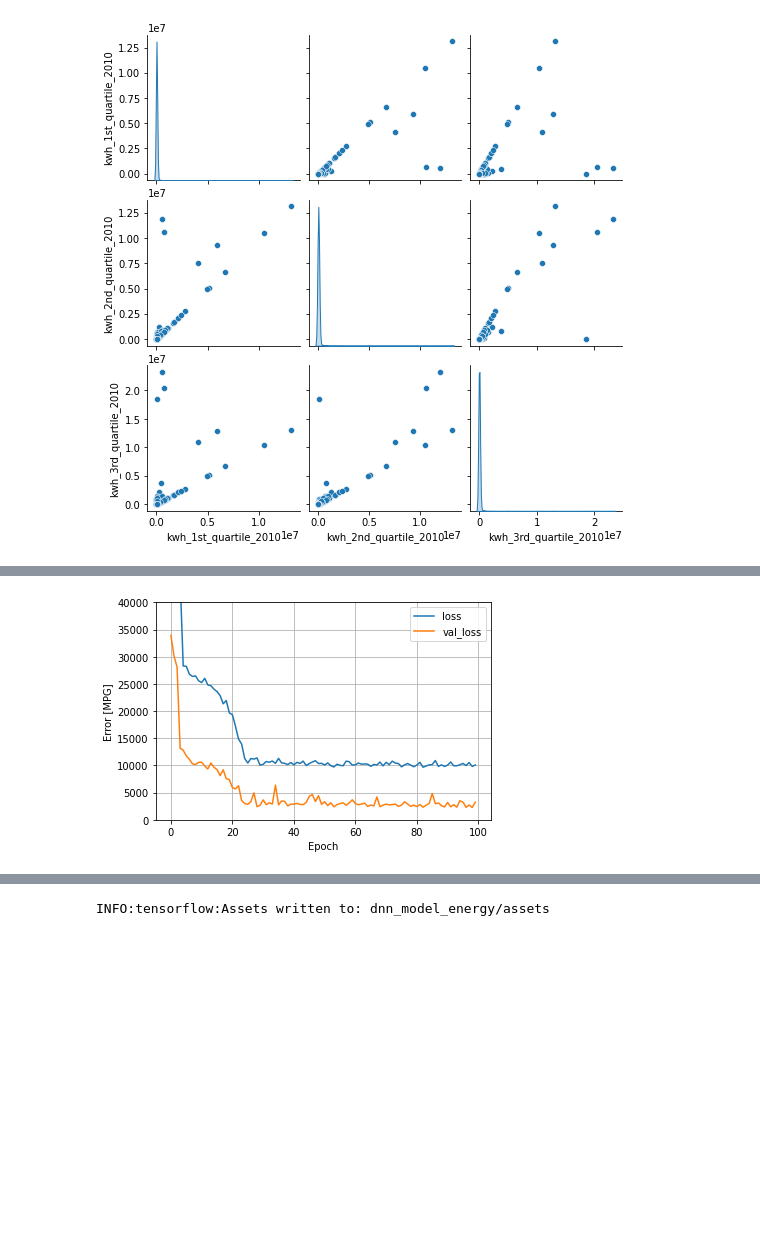
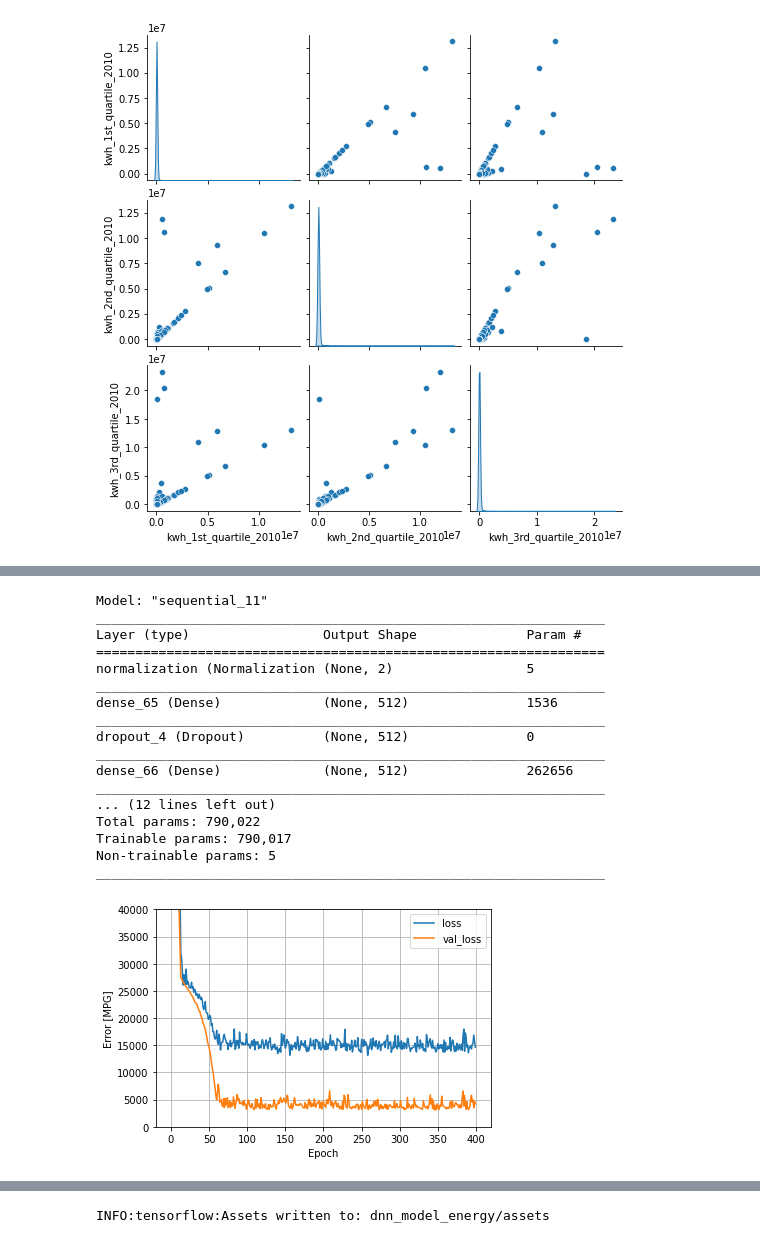
Before and after one commit to AmauDev/dnn_linear_reg_energy, a Jupyter notebook: linear_reg_dnn_energy.ipynb, the cells around one changed output, grey strips where cells are left out. Drawn from its saved outputs; the diff is of its cells as text; code cells hidden in the pictures; blank space fills up the shorter version.

```diff
--- a/linear_reg_dnn_energy.ipynb
+++ b/linear_reg_dnn_energy.ipynb
@@ -76,13 +50,0 @@ def build_and_compile_model(norm):
-# %%
-dnn_model = build_and_compile_model(normalizer)
-
-history = dnn_model.fit(
-    train_features,train_labels,
-    validation_split=0.05,
-    verbose=0,
-    epochs=100
-)
-
-plot_loss(history)
-# %% [output]
-[figure, removed]
@@ -89 +98,40 @@ plot_loss(history)
+# %%
+model = keras.Sequential([
+                        normalizer,
+                        layers.Dense(512, activation='relu',
+                                     kernel_regularizer=regularizers.l2(0.001)),
+                        layers.Dropout(0.5),
+                        layers.Dense(512, activation='relu',
+                                     kernel_regularizer=regularizers.l2(0.001)),
+                        layers.Dropout(0.5),
+                        layers.Dense(512, activation='relu',
+                                     kernel_regularizer=regularizers.l2(0.001)),
+                        layers.Dropout(0.5),
+                        layers.Dense(512, activation='relu',
+                                     kernel_regularizer=regularizers.l2(0.001)),
+                        layers.Dropout(0.5),
+                        layers.Dense(1)
+])
+
+history = compile_and_fit(model, 'M1', get_optimizer(), 400)
+plot_loss(history)
+# %% [output]
+Model: "sequential_11"
+_________________________________________________________________
+Layer (type)                 Output Shape              Param #
+=================================================================
+normalization (Normalization (None, 2)                 5
+_________________________________________________________________
+dense_65 (Dense)             (None, 512)               1536
+_________________________________________________________________
+dropout_4 (Dropout)          (None, 512)               0
+_________________________________________________________________
+dense_66 (Dense)             (None, 512)               262656
+_________________________________________________________________
+... (12 lines left out)
+Total params: 790,022
+Trainable params: 790,017
+Non-trainable params: 5
+_________________________________________________________________
+[figure, added]
 # %%
```
Also changed, not shown: parts of 5 cells of this notebook.
